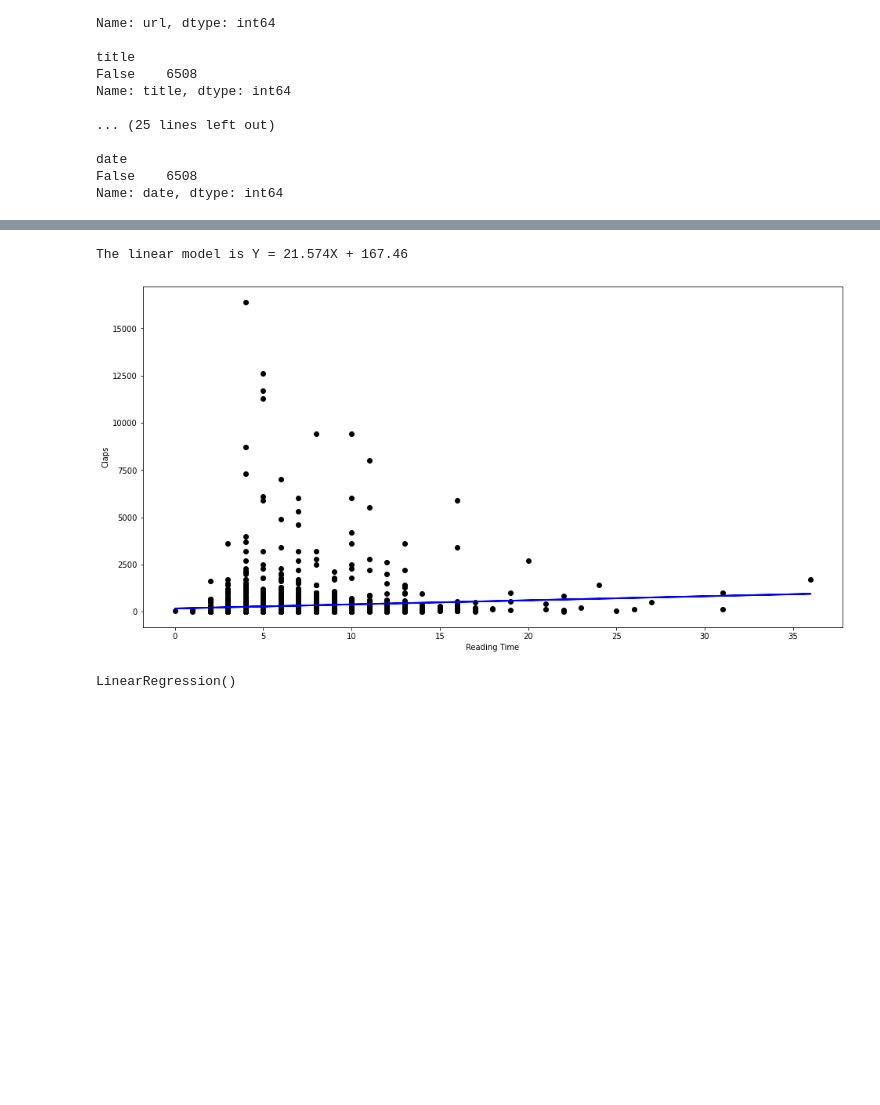
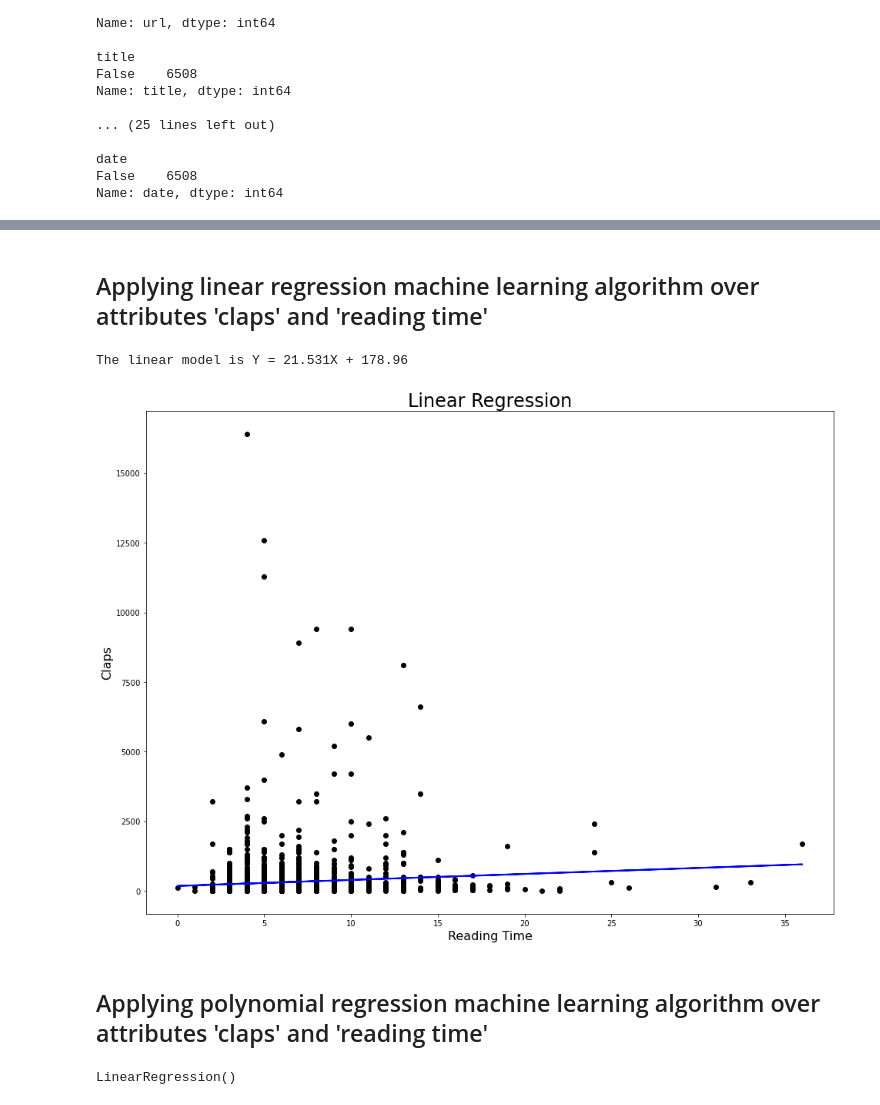
Before and after one commit to arr773/DSLab, a Jupyter notebook: DSLab.ipynb, the cells around one changed output, grey strips where cells are left out. Cells and saved outputs as stored; diff of their text form; code cells hidden in the pictures; blank space fills up the shorter version.

```diff
--- a/DSLab.ipynb
+++ b/DSLab.ipynb
@@ -118,2 +112,2 @@ Name: date, dtype: int64
 # %%
-df.drop(['id','image','title','subtitle','url', 'responses','publication','date'],axis=1, inplace=True)
+df.drop(['id','image','title','subtitle','url', 'responses', 'date'], axis=1, inplace=True)
@@ -129,3 +126,5 @@ df.head()
+# %% [markdown]
+## Applying linear regression machine learning algorithm over attributes 'claps' and 'reading time'
 # %%
 y = df['claps'].values.reshape(-1, 1)
 x = df['reading_time'].values.reshape(-1, 1)
@@ -135,15 +134,18 @@ model = LinearRegression()
 model.fit(x_train, y_train)
 print("The linear model is Y = {:.5}X + {:.5}".format(model.coef_[0][0], model.intercept_[0]))
 # %% [output]
-The linear model is Y = 21.574X + 167.46
+The linear model is Y = 21.531X + 178.96
 # %%
 predictions = model.predict(x_test)
-plt.figure(figsize=(16,8))
+plt.figure(figsize=(16,12))
 plt.scatter(x_test, y_test, c='black')
 plt.plot(x_test, predictions, c='blue', linewidth=2)
-plt.xlabel("Reading Time")
-plt.ylabel("Claps")
+plt.title("Linear Regression", size=24)
+plt.xlabel("Reading Time", size=16)
+plt.ylabel("Claps", size=16)
 plt.show()
 # %% [output]
-[figure, old version]
+[figure, new version]
+# %% [markdown]
+## Applying polynomial regression machine learning algorithm over attributes 'claps' and 'reading time'
 # %%
```
Also changed, not shown: parts of 24 cells of this notebook.
